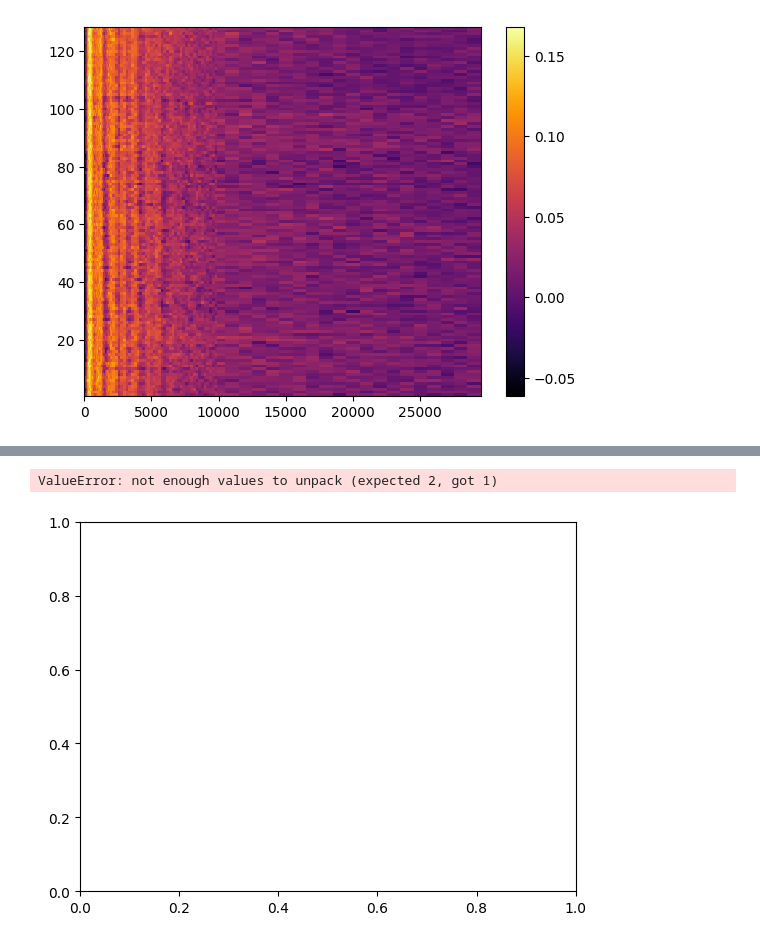
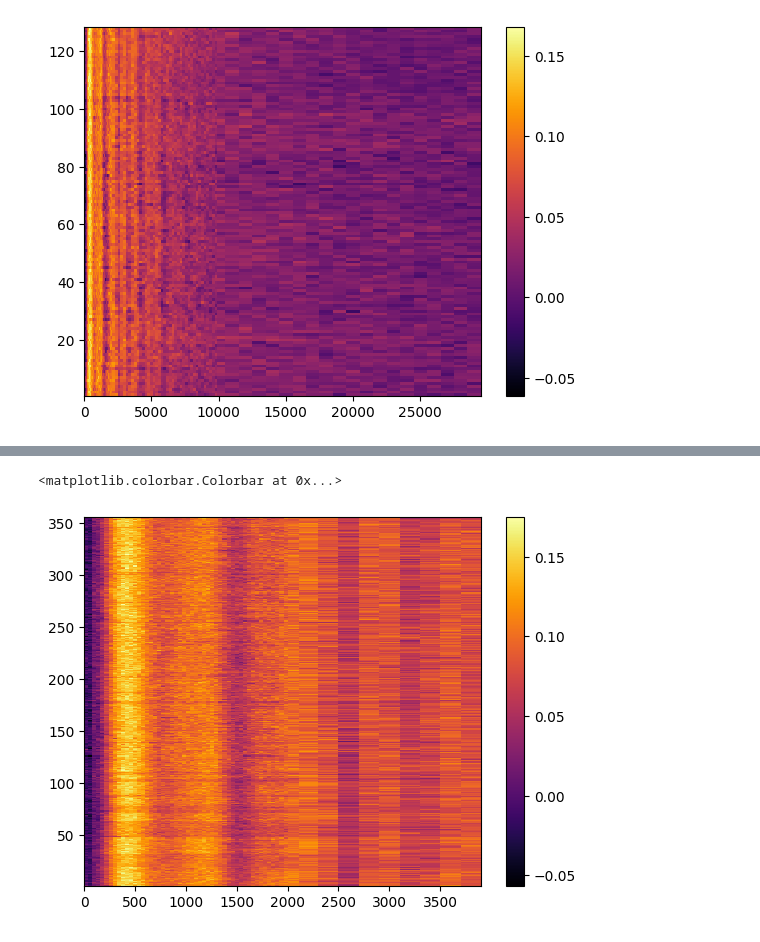
Before and after one commit to lukinlab2d/NV_control, a Jupyter notebook: B00_codes/dataReader_nb.ipynb, the cells around one changed output, grey strips where cells are left out. Drawn from its saved outputs; the diff is of its cells as text; code cells hidden in the pictures.

```diff
--- a/B00_codes/dataReader_nb.ipynb
+++ b/B00_codes/dataReader_nb.ipynb
@@ -270,0 +188,12 @@ for dataFolder in os.listdir(mainFolder):
+# %%
+mainFolder = 'C:/Users/lukin2dmaterials/data/2023-05-23/'
+for dataFolder in os.listdir(mainFolder):
+    # print(dataFolder)
+    if 'T2E' in dataFolder:
+        idx = int(dataFolder[1:4])
+        if idx > 0 and idx < 100:
+            datafile = mainFolder + dataFolder +'/T2EObject_sig_set.dat'
+            guess = (0.15, 100, 1, 0)
+            upperBounds = (np.inf, np.inf, 4, 0)
+            sig, ref = dr.readData(datafile, type='T2E', typeNorm=1,
+                                   ifFit=1, guess=guess, upperBounds=upperBounds)
@@ -276,9 +305,9 @@ for dataFolder in os.listdir(mainFolder):
         idx = int(dataFolder[1:4])
         if idx > 0:
             datafile = mainFolder + dataFolder +'/XY8Object_sig_set.dat'
-            fig = readData(datafile, type='XY8', typeNorm=1)
+            fig = dr.readData(datafile, type='XY8', typeNorm=1)
 # %%
-# mainFolder = 'C:/Users/lukin2dmaterials/data/2022-12-19/'
+# January T2E
 days = np.concatenate((np.linspace(1,13,13),np.linspace(29,31,3)))
 dataArr = []
 for day in days:
@@ -289,7 +318,7 @@ for day in days:
             idx = int(dataFolder[1:4])
             if idx > 0:
                 datafile = mainFolder + dataFolder +'/T2EObject_sig_set.dat'
-                x_s, sig, ref = readDataNoPlot(datafile)
+                x_s, sig, ref = dr.readDataNoPlot(datafile)
                 sig = np.array(sig); ref = np.array(ref)
                 n = 110
                 x_s = x_s[0:n]; sig = sig[0:n]; ref = ref[0:n]
@@ -340,30 +371,32 @@ fig.colorbar(plot, orientation='vertical')
 # %%
-# mainFolder = 'C:/Users/lukin2dmaterials/data/2022-12-19/'
-days = np.linspace(11,20,10)
+# February T2E
+days = np.linspace(1,28,28)
 dataArr = []
 for day in days:
     mainFolder = 'C:/Users/lukin2dmaterials/data/2023-02-' + str(int(day)).zfill(2) + '/'
-    for dataFolder in os.listdir(mainFolder):
-        # print(dataFolder)
-        if 'T2E' in dataFolder:
-            idx = int(dataFolder[1:4])
-            if idx > 0:
-                datafile = mainFolder + dataFolder +'/T2EObject_sig_set.dat'
-                x_s, sig, ref = readDataNoPlot(datafile)
-                sig = np.array(sig); ref = np.array(ref)
-                n = -1
-                x_s = x_s[0:n]; sig = sig[0:n]; ref = ref[0:n]
-                contrast = (sig-ref)/(sig+ref)
-                dataArr.append(contrast)
+    if os.path.isdir(mainFolder):
+        for dataFolder in os.listdir(mainFolder):
+            # print(dataFolder)
+            if 'T2E' in dataFolder:
+                idx = int(dataFolder[1:4])
+                if idx > 0:
+                    datafile = mainFolder + dataFolder +'/T2EObject_sig_set.dat'
+                    x_s, sig, ref = dr.dataFolderreadDataNoPlot(datafile)
+                    sig = np.array(sig); ref = np.array(ref)
+                    n = 60
+                    if len(sig) < n: print(datafile)
+                    x_s = x_s[0:n]; sig = sig[0:n]; ref = ref[0:n]
+                    contrast = (sig-ref)/(sig+ref)
+                    dataArr.append(contrast)
 
 dataArr = np.array(dataArr)
 
 fig, ax = plt.subplots()
 N_datasets = np.size(dataArr,0)
 y = np.linspace(1,N_datasets, N_datasets)
 X, Y = np.meshgrid(x_s, y)
 plot = ax.pcolormesh(X,Y, dataArr, cmap='inferno')
 fig.colorbar(plot, orientation='vertical')
 # %% [output]
-ValueError: not enough values to unpack (expected 2, got 1)
+<matplotlib.colorbar.Colorbar at 0x...>
-[figure, old version]
+[figure, new version]
```
Also changed, not shown: parts of 15 cells of this notebook, 54 other files.
